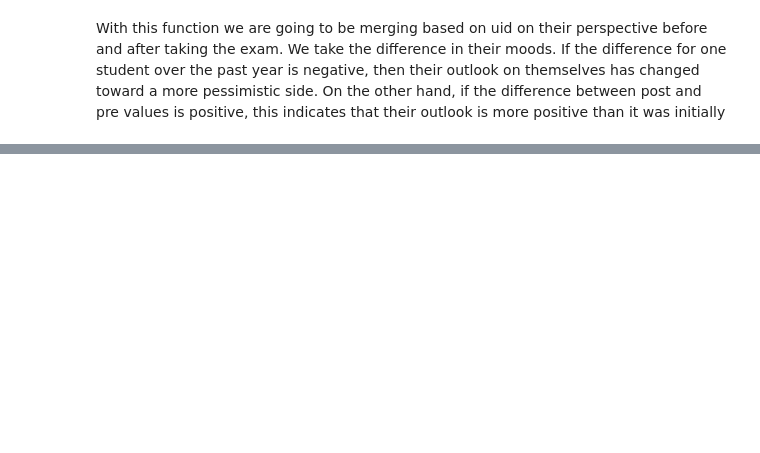
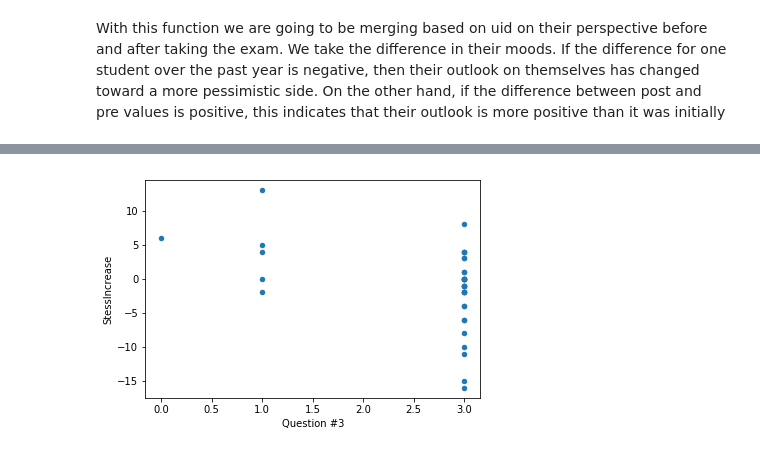
Before and after one commit to mkhash/Modelling-Student-Stress, a Jupyter notebook: code/aggregating_tables.ipynb, the cells around one changed output, grey strips where cells are left out. Drawn from its saved outputs; the diff is of its cells as text; code cells hidden in the pictures; blank space fills up the shorter version.

```diff
--- a/code/aggregating_tables.ipynb
+++ b/code/aggregating_tables.ipynb
@@ -75,0 +106,15 @@ def merge_by_uid(dataset):
+# %%
+def get_coord(difference_list, question_matrix, uid, questionNum):
+    y_coord = difference_list[difference_list["uid"] == uid]["Difference_over_quarter"].tolist()
+    found = False
+    for i in range(len(question_matrix)):
+        if question_matrix[i][0] == uid:
+            student = question_matrix[i]
+            found = True
+            break
+    if not found or len(y_coord) < 1:
+        return None
+    return [ student[questionNum],y_coord[0]]
+
+
+get_coord(stress_change_parsed, [student1], "u00", 2)
@@ -75,0 +123,6 @@ def merge_by_uid(dataset):
+# %%
+#form question matrix
+question_matrx = []
+for i in range(big_5_df.shape[0]):
+    question_matrx.append(big_5_df.apply(lambda x: x.tolist(), axis=1)[i])
+question_matrx
@@ -75,0 +147,14 @@ def merge_by_uid(dataset):
+# %%
+def correlation_question(questionNum):
+    points_to_plot = []
+    for i in range(60):
+        uid = str(i)
+        if len(uid)<2:
+            uid = "0" + uid
+        uid = "u" + uid
+        x_y = get_coord(stress_change_parsed, question_matrx, uid, questionNum)
+        if x_y == None:
+            continue
+        else:
+            points_to_plot.append(x_y)
+    return points_to_plot
@@ -75,0 +199,8 @@ def merge_by_uid(dataset):
+# %%
+def plot_for_question(questionNum):
+    points = correlation_question(questionNum)
+    pd.DataFrame(points,columns=['Question #' + str(questionNum),'StessIncrease']).plot.scatter(y = 'StessIncrease', x = 'Question #' + str(questionNum))
+# %%
+plot_for_question(3)
+# %% [output]
+[figure, added]
```
Also changed, not shown: parts of 10 cells of this notebook.
